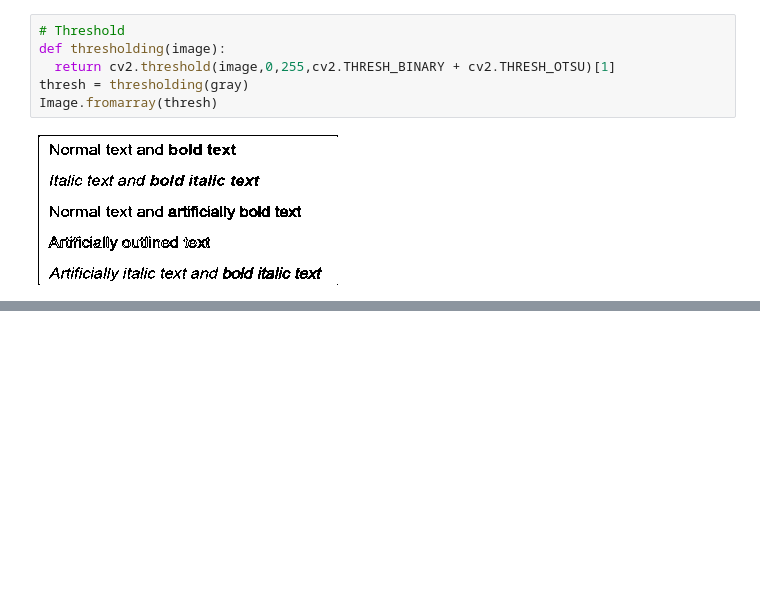
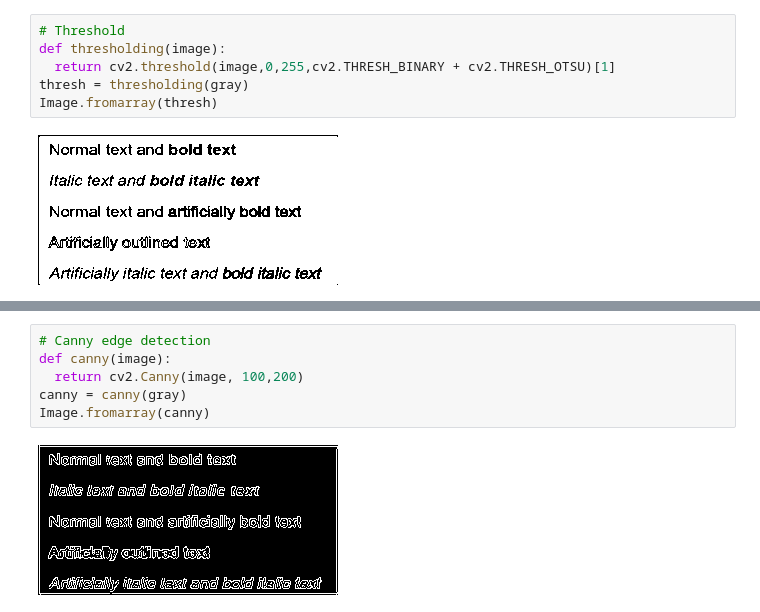
Before and after one commit to rohandawar/-daysforcoding, a Jupyter notebook: Text_Extraction_From_Image.ipynb, the cells around one changed output, grey strips where cells are left out. Drawn from its saved outputs; the diff is of its cells as text; blank space fills up the shorter version.

```diff
--- a/Text_Extraction_From_Image.ipynb
+++ b/Text_Extraction_From_Image.ipynb
@@ -97,0 +117,8 @@ Image.fromarray(thresh)
+# %%
+# Canny edge detection
+def canny(image):
+  return cv2.Canny(image, 100,200)
+canny = canny(gray)
+Image.fromarray(canny)
+# %% [output]
+[figure, added]
```
Also changed, not shown: parts of 6 cells of this notebook.
